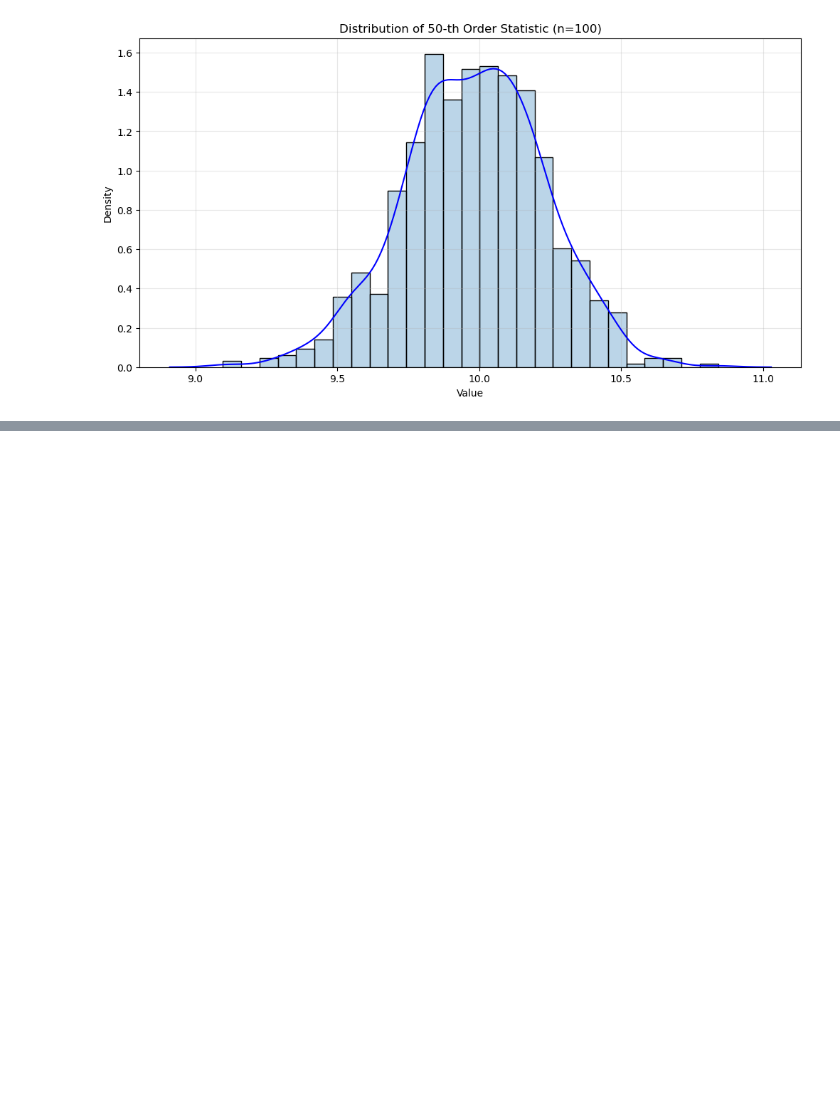
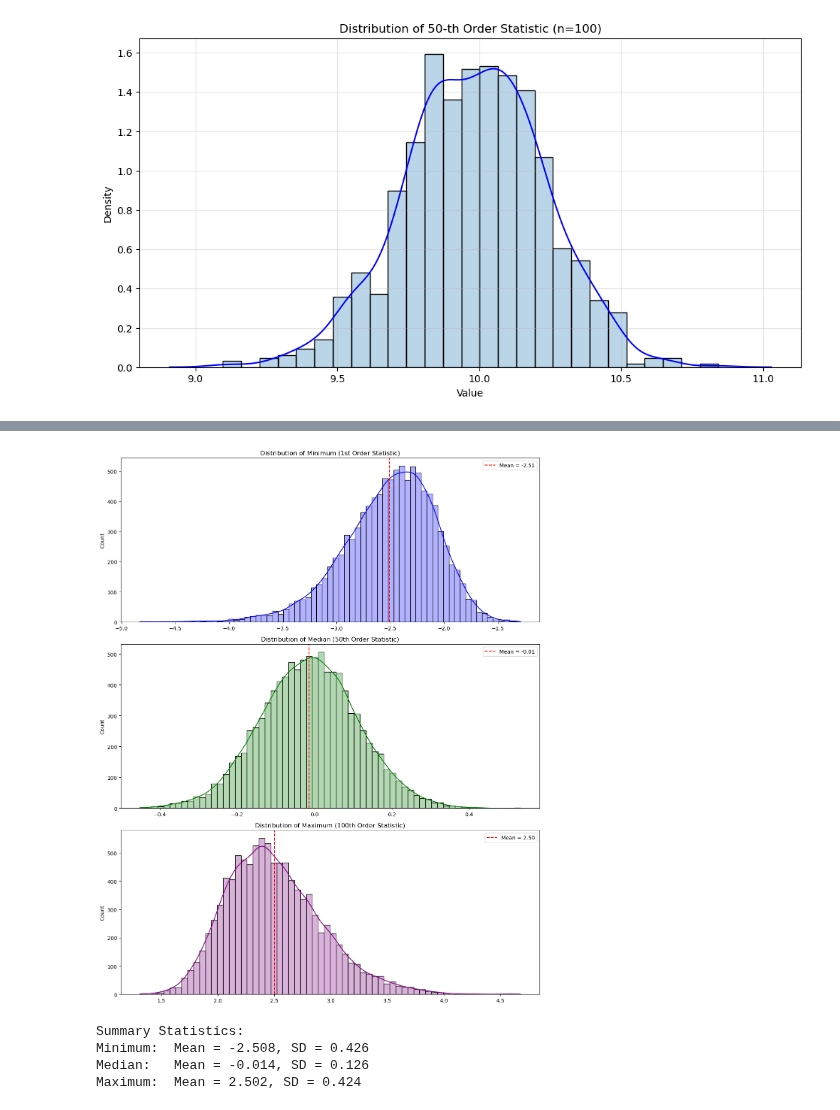
Before and after one commit to muntazirabidi/quant-finance, a Jupyter notebook: learning_notes/Statistics-Oxford/Estimation/Code/order_statistics.ipynb, the cells around one changed output, grey strips where cells are left out. Cells and saved outputs as stored; diff of their text form; code cells hidden in the pictures; blank space fills up the shorter version.

```diff
--- a/learning_notes/Statistics-Oxford/Estimation/Code/order_statistics.ipynb
+++ b/learning_notes/Statistics-Oxford/Estimation/Code/order_statistics.ipynb
@@ -211,0 +219,60 @@ sim.simulate_order_statistic_distribution(n=100, r=50)  # Distribution of median
+# %%
+import numpy as np
+import matplotlib.pyplot as plt
+import seaborn as sns
+from scipy import stats
+
+def simulate_and_plot_order_statistics(n=100, n_simulations=10000):
+    """
+    Simulate and visualize different order statistics for normal distribution
+    """
+    # Set random seed for reproducibility
+    np.random.seed(42)
+
+    # Generate multiple samples
+    samples = np.random.normal(loc=0, scale=1, size=(n_simulations, n))
+
+    # Get order statistics
+    ordered_samples = np.sort(samples, axis=1)
+    min_stat = ordered_samples[:, 0]      # First order statistic
+    median_stat = ordered_samples[:, 49]   # Median (50th order statistic)
+    max_stat = ordered_samples[:, -1]      # Last order statistic
+
+    # Create subplots
+    fig, axes = plt.subplots(3, 1, figsize=(12, 15))
+
+    # Plot minimum (r=1)
+    sns.histplot(min_stat, kde=True, ax=axes[0], color='blue', alpha=0.3)
+    axes[0].axvline(np.mean(min_stat), color='red', linestyle='--', label=f'Mean = {np.mean(min_stat):.2f}')
+    axes[0].set_title('Distribution of Minimum (1st Order Statistic)')
+    axes[0].legend()
+
+    # Plot median (r=50)
+    sns.histplot(median_stat, kde=True, ax=axes[1], color='green', alpha=0.3)
+    axes[1].axvline(np.mean(median_stat), color='red', linestyle='--', label=f'Mean = {np.mean(median_stat):.2f}')
+    axes[1].set_title('Distribution of Median (50th Order Statistic)')
+    axes[1].legend()
+
+    # Plot maximum (r=100)
+    sns.histplot(max_stat, kde=True, ax=axes[2], color='purple', alpha=0.3)
+    axes[2].axvline(np.mean(max_stat), color='red', linestyle='--', label=f'Mean = {np.mean(max_stat):.2f}')
+    axes[2].set_title('Distribution of Maximum (100th Order Statistic)')
+    axes[2].legend()
+
+    plt.tight_layout()
+    plt.show()
+
+    # Print summary statistics
+    print("\nSummary Statistics:")
+    print(f"Minimum:  Mean = {np.mean(min_stat):.3f}, SD = {np.std(min_stat):.3f}")
+    print(f"Median:   Mean = {np.mean(median_stat):.3f}, SD = {np.std(median_stat):.3f}")
+    print(f"Maximum:  Mean = {np.mean(max_stat):.3f}, SD = {np.std(max_stat):.3f}")
+
+# Run simulation
+simulate_and_plot_order_statistics()
+# %% [output]
+[figure, added]
+Summary Statistics:
+Minimum:  Mean = -2.508, SD = 0.426
+Median:   Mean = -0.014, SD = 0.126
+Maximum:  Mean = 2.502, SD = 0.424
```
Also changed, not shown: parts of 3 cells of this notebook.
